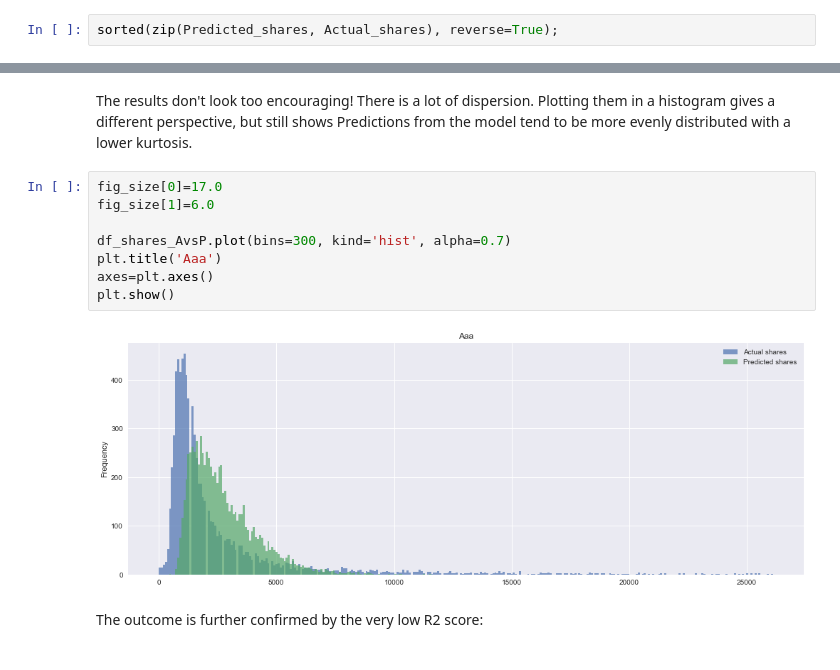
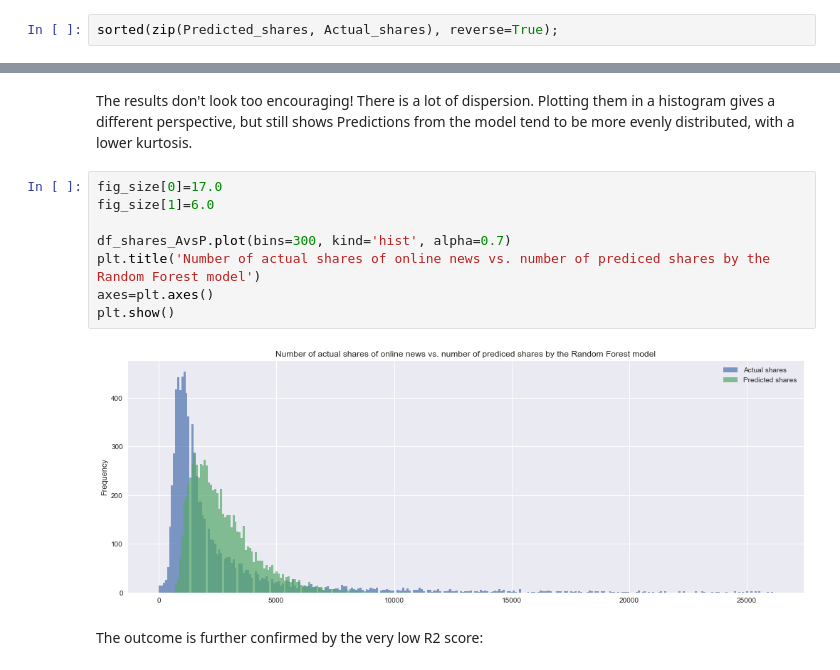
Before and after one commit to north0n-FI/Predicting-the-Popularity-of-Online-News, a Jupyter notebook: onlinenewspopularity-version_1.ipynb, the cells around one changed output, grey strips where cells are left out. Drawn from its saved outputs; the diff is of its cells as text.

```diff
--- a/onlinenewspopularity-version_1.ipynb
+++ b/onlinenewspopularity-version_1.ipynb
@@ -726,15 +731,15 @@ sns.plt.show()
 # %% [markdown]
-The results don't look too encouraging! There is a lot of  dispersion. Plotting them in a histogram gives a different perspective, but still shows Predictions from the model tend to be more evenly distributed with a lower kurtosis.
+The results don't look too encouraging! There is a lot of  dispersion. Plotting them in a histogram gives a different perspective, but still shows Predictions from the model tend to be more evenly distributed, with a lower kurtosis.
 # %%
 fig_size[0]=17.0
 fig_size[1]=6.0
 
 df_shares_AvsP.plot(bins=300, kind='hist', alpha=0.7)
-plt.title('Aaa')
+plt.title('Number of actual shares of online news vs. number of prediced shares by the Random Forest model')
 axes=plt.axes()
 plt.show()
 # %% [output]
-[figure, old version]
+[figure, new version]
 # %% [markdown]
 The outcome is further confirmed by the very low R2 score:
 # %%
```
Also changed, not shown: parts of 36 cells of this notebook.
